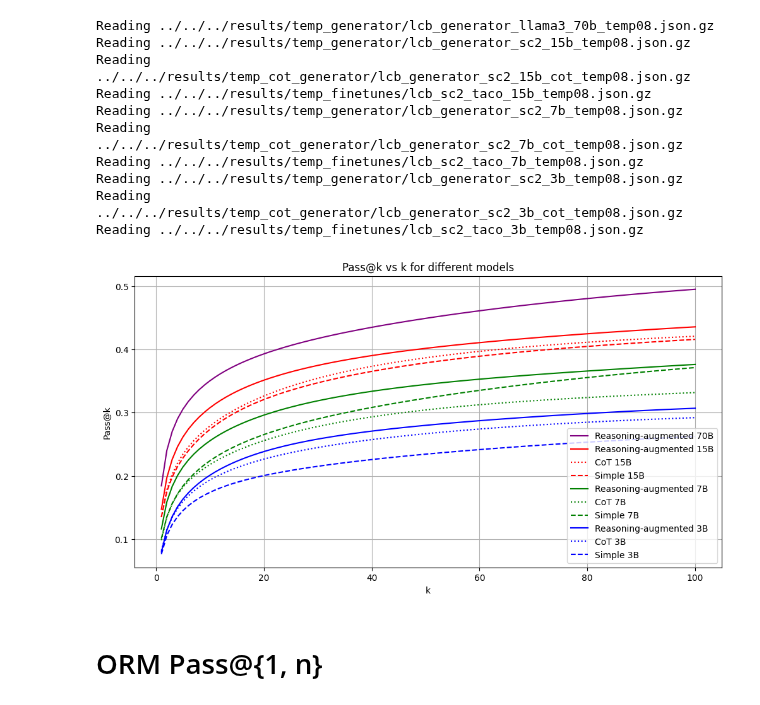
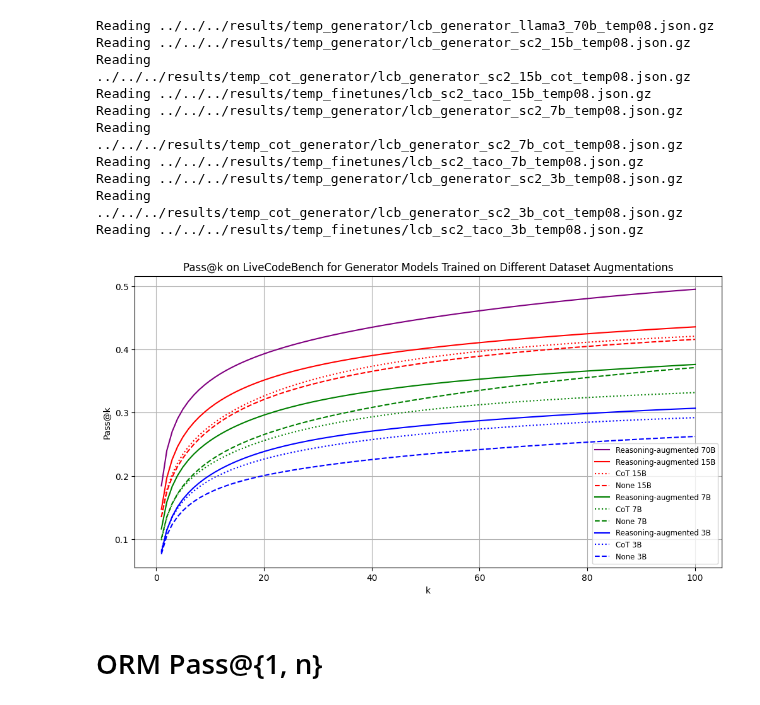
Before and after one commit to cassanof/CodeRM, a Jupyter notebook: coderm/eval/visualizations/graph_pass_k.ipynb, the cells around one changed output. Saved outputs shown, nothing was run; the diff lists cells and outputs as text; code cells hidden in the pictures.

```diff
--- a/coderm/eval/visualizations/graph_pass_k.ipynb
+++ b/coderm/eval/visualizations/graph_pass_k.ipynb
@@ -74,13 +74,13 @@ labels = [
     "Reasoning-augmented 70B",
     "Reasoning-augmented 15B",
     "CoT 15B",
-    "Simple 15B",
+    "None 15B",
     "Reasoning-augmented 7B",
     "CoT 7B",
-    "Simple 7B",
+    "None 7B",
     "Reasoning-augmented 3B",
     "CoT 3B",
-    "Simple 3B",
+    "None 3B",
 ]
 colors = [
     "purple",
@@ -125,28 +125,29 @@ Reading ../../../results/temp_finetunes/lcb_sc2_taco_3b_temp08.json.gz
 # %%
 import matplotlib.pyplot as plt
 from pathlib import Path
 plt.figure(figsize=(12, 6))
 for (color, label), values in all_pass_ks.items():
     ks = list(values.keys())
     pass_at_k = list(values.values())
-    if "Simple" in label:
+    if "None" in label:
         linestyle = "dashed"
     elif "Reasoning-augmented" in label:
         linestyle = "solid"
     elif "CoT" in label:
         linestyle = "dotted"
     else:
         raise ValueError("unknown style in label: " + label)
     plt.plot(ks, pass_at_k, label=Path(label).stem, linestyle=linestyle, color=color)
 
 plt.xlabel('k')
 plt.ylabel('Pass@k')
-plt.title('Pass@k vs k for different models')
-plt.legend()
+plt.title('Pass@k on LiveCodeBench for Generator Models Trained on Different Dataset Augmentations')
+plt.legend(fontsize='small')
 plt.grid(True)
+plt.savefig("../../dataset/plots/diversity_generation.pdf")
 plt.show()
 # %% [output]
-[figure, old version]
+[figure, new version]
 # %% [markdown]
 # ORM Pass@{1, n}
 # %%
```
